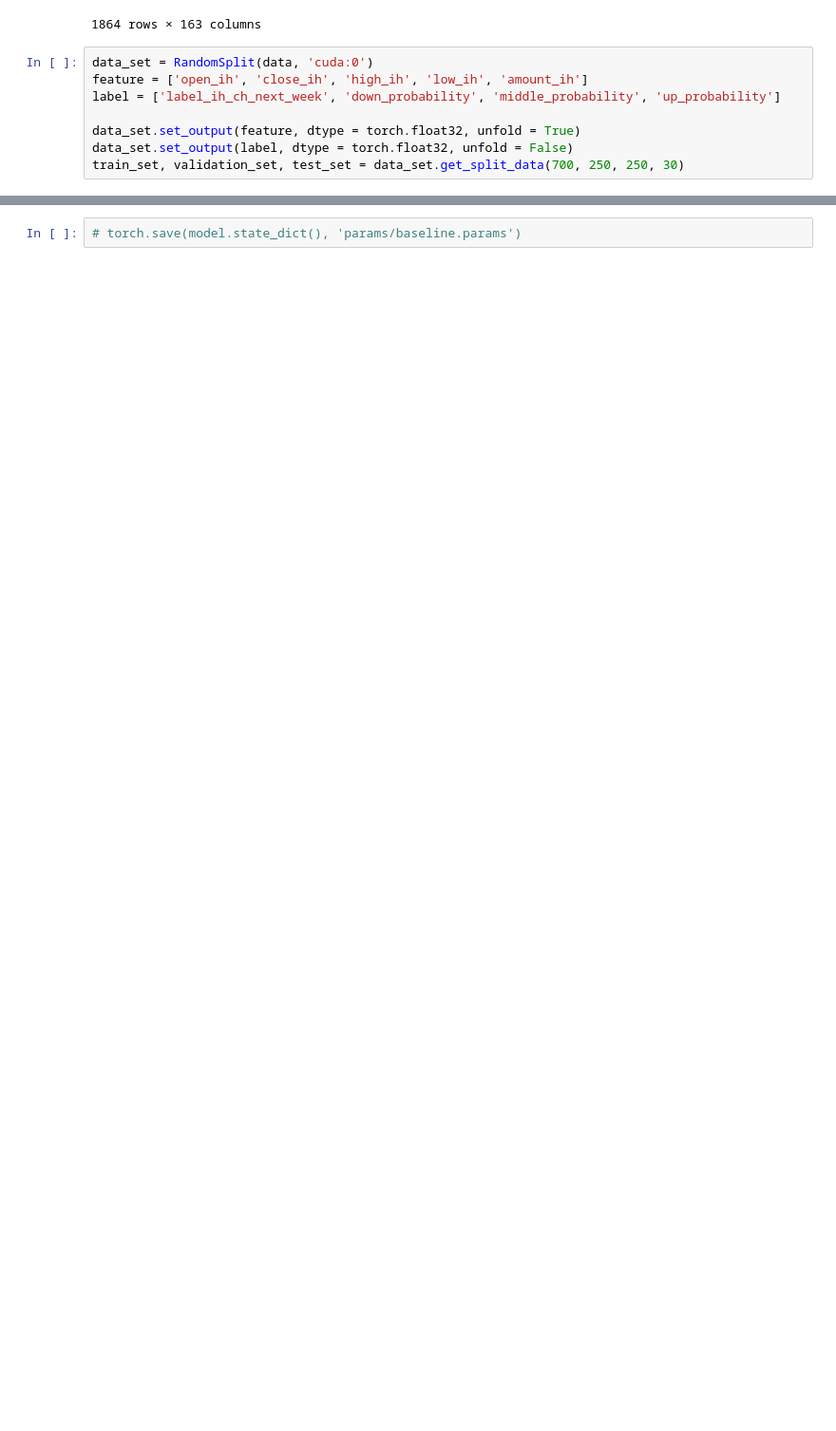
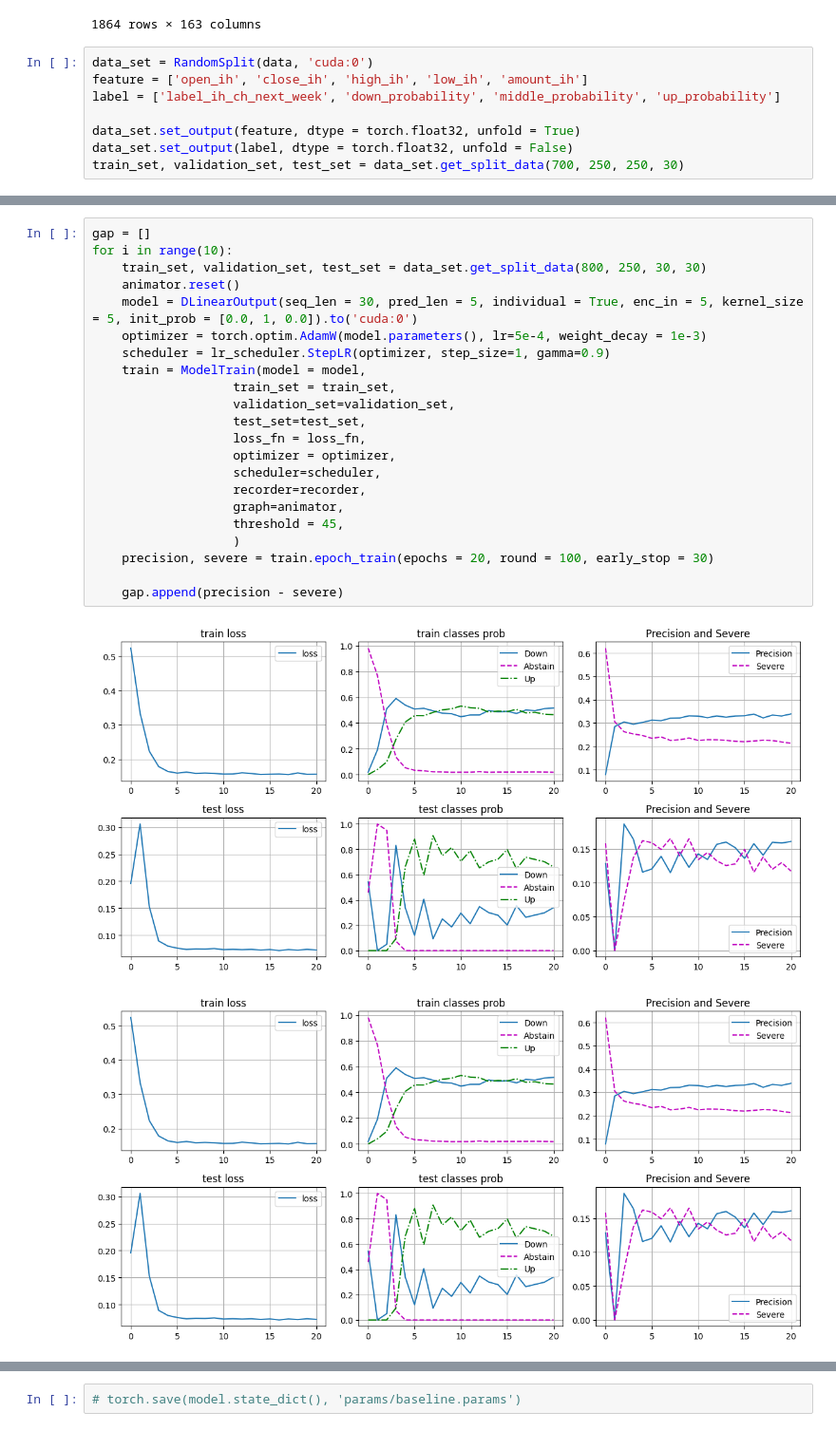
Before and after one commit to FerdinandEoverm/Index_Future_Prediction, a Jupyter notebook: framework/7. BaselineModel-DLinear.ipynb, the cells around one changed output, grey strips where cells are left out. Shown: that part at 95% size. Cells and saved outputs as stored; diff of their text form; blank space fills up the shorter version.

```diff
--- a/framework/7. BaselineModel-DLinear.ipynb
+++ b/framework/7. BaselineModel-DLinear.ipynb
@@ -198,0 +198,25 @@ train.epoch_train(epochs = 20, round = 100, early_stop = 30)
+# %%
+gap = []
+for i in range(10):
+    train_set, validation_set, test_set = data_set.get_split_data(800, 250, 30, 30)
+    animator.reset()
+    model = DLinearOutput(seq_len = 30, pred_len = 5, individual = True, enc_in = 5, kernel_size = 5, init_prob = [0.0, 1, 0.0]).to('cuda:0')
+    optimizer = torch.optim.AdamW(model.parameters(), lr=5e-4, weight_decay = 1e-3)
+    scheduler = lr_scheduler.StepLR(optimizer, step_size=1, gamma=0.9)
+    train = ModelTrain(model = model,
+                   train_set = train_set,
+                   validation_set=validation_set,
+                   test_set=test_set,
+                   loss_fn = loss_fn,
+                   optimizer = optimizer,
+                   scheduler=scheduler,
+                   recorder=recorder,
+                   graph=animator,
+                   threshold = 45,
+                   )
+    precision, severe = train.epoch_train(epochs = 20, round = 100, early_stop = 30)
+
+    gap.append(precision - severe)
+# %% [output]
+[figure, added]
+[figure, added]
```
Also changed, not shown: parts of 9 cells of this notebook, 2 other files.
